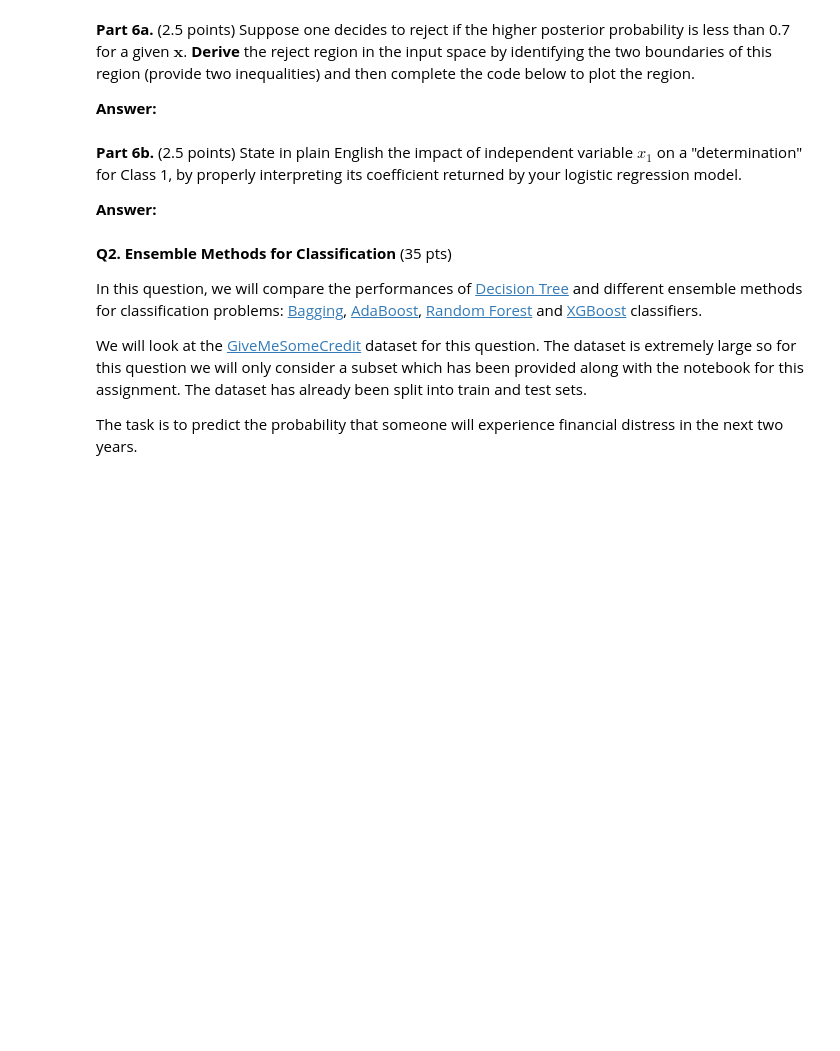
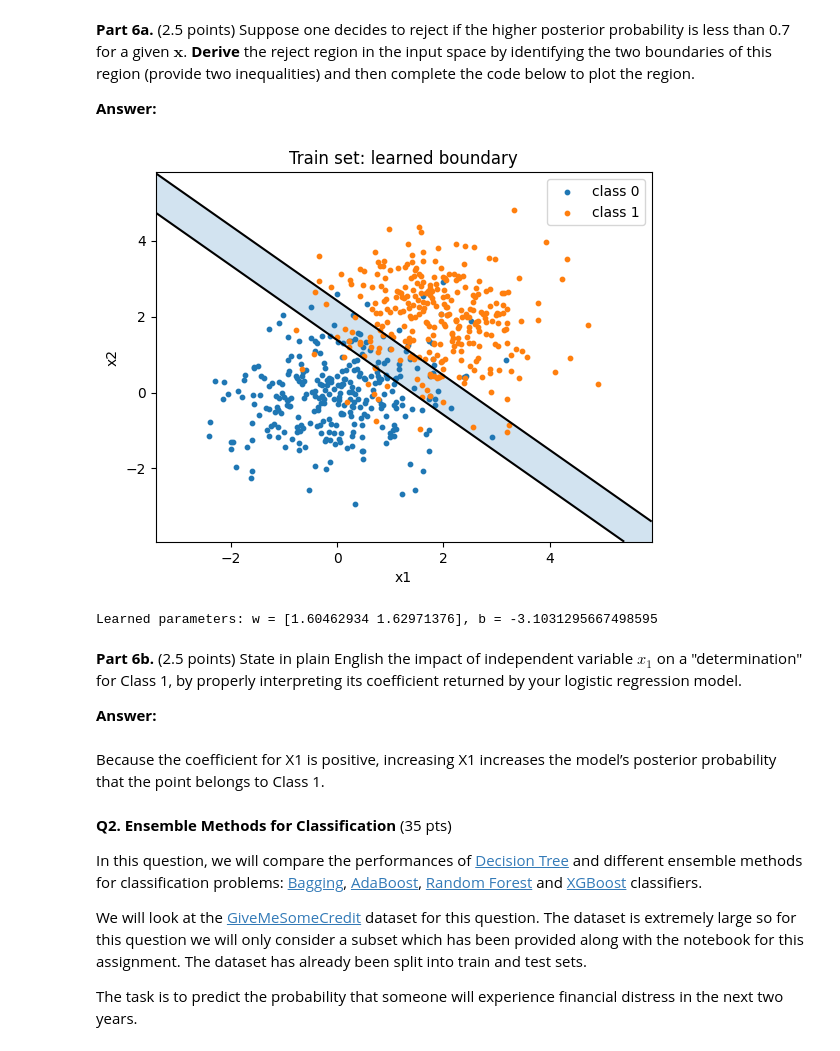
Before and after one commit to AHMerrill/aml_hw5, a Jupyter notebook: HW5.ipynb, the cells around one changed output. Drawn from its saved outputs; the diff is of its cells as text; code cells hidden in the pictures; blank space fills up the shorter version.

````diff
--- a/HW5.ipynb
+++ b/HW5.ipynb
@@ -105,9 +108,10 @@ def sigmoid(z: np.ndarray) -> np.ndarray:
     """
     # Implement sigmoid function
     ### START CODE ###
-    proba = ...
+    proba = 1 / (1 + np.exp(-z))
     ### END CODE ###
     return proba
+
 
 def predict_proba(X: np.ndarray, w: np.ndarray, b: float) -> np.ndarray:
     """
@@ -121,9 +125,11 @@ def predict_proba(X: np.ndarray, w: np.ndarray, b: float) -> np.ndarray:
     """
     # Predict class probabilities for inputs X
     ### START CODE ###
-    proba = ...
+    z = X @ w + b          # shape (N,)
+    proba = sigmoid(z)     # use the function above
     ### END CODE ###
     return proba
+
 
 def log_loss(y: np.ndarray, p: np.ndarray, l2_lambda: float = 0.0, w: Optional[np.ndarray] = None) -> float:
     """
@@ -139,15 +145,16 @@ def log_loss(y: np.ndarray, p: np.ndarray, l2_lambda: float = 0.0, w: Optional[n
     eps = 1e-12
     p = np.clip(p, eps, 1 - eps)
     N = y.shape[0]
+
     # Calculate the log loss
     ### START CODE ###
-    loss = ...
+    loss = -np.mean(y * np.log(p) + (1 - y) * np.log(1 - p))
     ### END CODE ###
 
     if l2_lambda > 0 and w is not None:
         # Add L2 regularization if specified
         ### START CODE ###
-
+        loss += (l2_lambda / (2 * N)) * np.sum(w ** 2)
         ### END CODE ###
     return loss
 # %% [markdown]
@@ -173,19 +180,23 @@ def gradients(
     """
     N = X.shape[0]
     p = predict_proba(X, w, b)
+
     # Implement gradient of the logistic loss (w/o regularization component) for the weight vector
     ### START CODE ###
-    grad_w = ...
+    grad_w = (1 / N) * (X.T @ (p - y))
     ### END CODE ###
+
     if l2_lambda > 0:
         # Add optional L2 regularization loss gradient
         ### START CODE ###
+        grad_w += (l2_lambda / N) * w
+        ### END CODE ###
 
-        ### END CODE ###
     # Implement gradient of the logistic loss for the bias term
     ### START CODE ###
-    grad_b = ...
+    grad_b = (1 / N) * np.sum(p - y)
     ### END CODE ###
+
     return grad_w, grad_b
 # %% [markdown]
 **Part 3.** (5 points) Implement the training function ```train_logreg``` that does full batch gradient descent and track loss per epoch. Then, train a logistic regression model with ```lr=0.25```, ```epochs=300```, ```l2_lambda=0.5``` and visualize the training loss curve.
@@ -199,18 +210,20 @@ def train_logreg(X, y, lr=0.1, epochs=300, l2_lambda=0.0):
     for e in range(epochs):
         # Get the predicted probabilities
         ### START CODE ###
-        p = ...
+        p = predict_proba(X, w, b)
         ### END CODE ###
 
         # Calculate the loss
         ### START CODE ###
-        loss = ...
+        loss = log_loss(y, p, l2_lambda=l2_lambda, w=w)
         ### END CODE ###
         loss_history.append(loss)
 
         # Calculate the gradients and update the parameters
         ### START CODE ###
-
+        grad_w, grad_b = gradients(X, y, w, b, l2_lambda=l2_lambda)
+        w = w - lr * grad_w
+        b = b - lr * grad_b
         ### END CODE ###
 
     return w, b, np.array(loss_history)
@@ -272,36 +296,44 @@ print(f"Learned parameters: w = {w}, b = {b}")
 # %%
 def plot_rejection_boundaries(X, y, w, b, p1, p2, title="Rejection boundary"):
     """
     The new args p1 and p2 are the probabilities of the rejection boundaries. p1 < p2.
     """
     assert p1 <= p2
     x_min, x_max = X[:,0].min()-1, X[:,0].max()+1
     y_min, y_max = X[:,1].min()-1, X[:,1].max()+1
     xx, yy = np.meshgrid(np.linspace(x_min, x_max, 200),
                          np.linspace(y_min, y_max, 200))
     grid = np.c_[xx.ravel(), yy.ravel()]
     pp = predict_proba(grid, w, b).reshape(xx.shape)
 
     plt.figure()
     # Plot the rejection boundaries and the shaded region in between
     ### START CODE ###
-    plt.contour(xx, yy, pp, levels=...)
-    plt.contour(xx, yy, pp, levels=...)
-    plt.contourf(xx, yy, pp, levels=..., colors=['tab:blue'], alpha=0.2, zorder=0)
+    plt.contour(xx, yy, pp, levels=[p1], colors='k')   # lower boundary
+    plt.contour(xx, yy, pp, levels=[p2], colors='k')   # upper boundary
+
+    # Shade the reject region between p1 and p2
+    plt.contourf(xx, yy, pp, levels=[p1, p2], colors=['tab:blue'], alpha=0.2, zorder=0)
     ### END CODE ###
+
     plt.scatter(X[y==0, 0], X[y==0, 1], s=10, label="class 0")
     plt.scatter(X[y==1, 0], X[y==1, 1], s=10, label="class 1")
     plt.legend()
     plt.title(title)
     plt.xlabel("x1"); plt.ylabel("x2")
     plt.show()
 
 plot_rejection_boundaries(X_train, y_train, w, b, 0.3, 0.7, title="Train set: learned boundary")
 print(f"Learned parameters: w = {w}, b = {b}")
+# %% [output]
+[figure, added]
+Learned parameters: w = [1.60462934 1.62971376], b = -3.1031295667498595
 # %% [markdown]
 **Part 6b.** (2.5 points) State in plain English the impact of independent variable $x_1$  on a "determination" for Class 1, by properly interpreting its coefficient returned by your logistic regression model.
 
 **Answer:**
+# %% [markdown]
+Because the coefficient for X1 is positive, increasing X1 increases the model’s posterior probability that the point belongs to Class 1.
 # %% [markdown]
 **Q2. Ensemble Methods for Classification** (35 pts) <a name='Q2'/>
 
````
Also changed, not shown: parts of 22 cells of this notebook.
